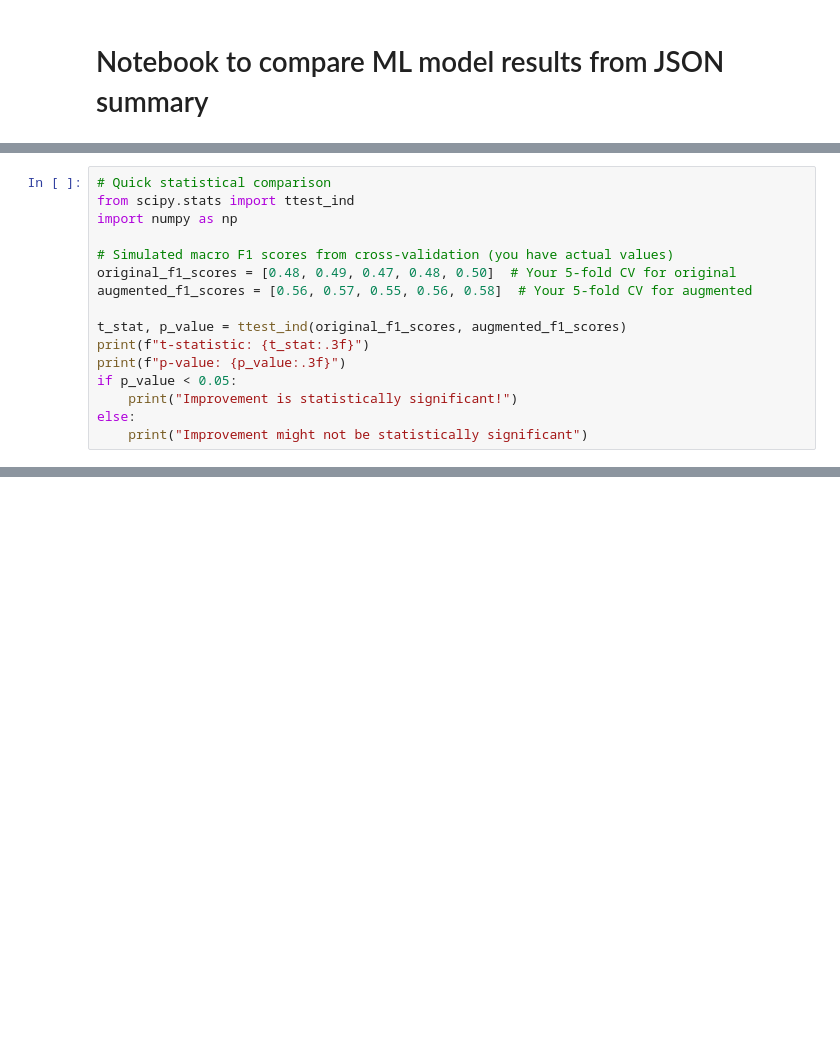
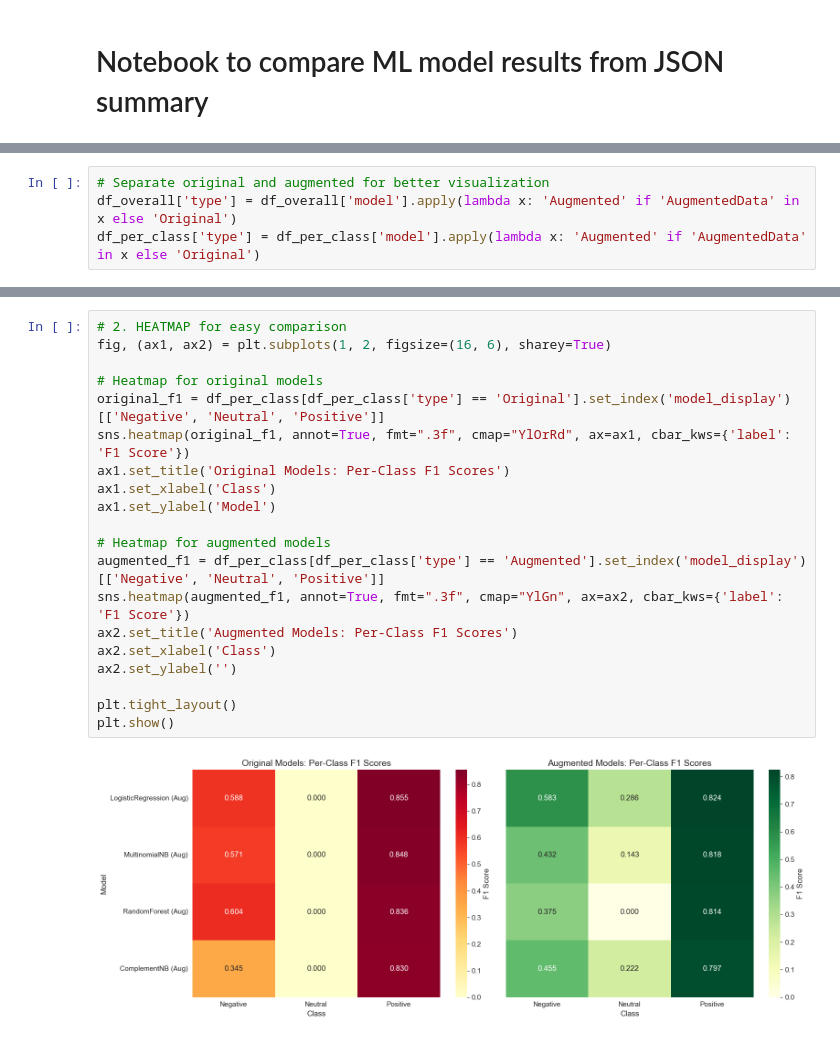
Before and after one commit to eya2105/customer_review_analysis, a Jupyter notebook: models/comparison_notebook.ipynb, the cells around one changed output, grey strips where cells are left out. Drawn from its saved outputs; the diff is of its cells as text; blank space fills up the shorter version.

Commit message:
Clear Comparison augmented models vs non augmented models

```diff
--- a/models/comparison_notebook.ipynb
+++ b/models/comparison_notebook.ipynb
@@ -120,16 +63,4 @@ Combined summary (overall + per-class):
 # %%
-# Quick statistical comparison
-from scipy.stats import ttest_ind
-import numpy as np
-
-# Simulated macro F1 scores from cross-validation (you have actual values)
-original_f1_scores = [0.48, 0.49, 0.47, 0.48, 0.50]  # Your 5-fold CV for original
-augmented_f1_scores = [0.56, 0.57, 0.55, 0.56, 0.58]  # Your 5-fold CV for augmented
-
-t_stat, p_value = ttest_ind(original_f1_scores, augmented_f1_scores)
-print(f"t-statistic: {t_stat:.3f}")
-print(f"p-value: {p_value:.3f}")
-if p_value < 0.05:
-    print("Improvement is statistically significant!")
-else:
-    print("Improvement might not be statistically significant")
+# Separate original and augmented for better visualization
+df_overall['type'] = df_overall['model'].apply(lambda x: 'Augmented' if 'AugmentedData' in x else 'Original')
+df_per_class['type'] = df_per_class['model'].apply(lambda x: 'Augmented' if 'AugmentedData' in x else 'Original')
@@ -168,0 +167,22 @@ DEFINITELY USE AUGMENTED MODEL
+# %%
+# 2. HEATMAP for easy comparison
+fig, (ax1, ax2) = plt.subplots(1, 2, figsize=(16, 6), sharey=True)
+
+# Heatmap for original models
+original_f1 = df_per_class[df_per_class['type'] == 'Original'].set_index('model_display')[['Negative', 'Neutral', 'Positive']]
+sns.heatmap(original_f1, annot=True, fmt=".3f", cmap="YlOrRd", ax=ax1, cbar_kws={'label': 'F1 Score'})
+ax1.set_title('Original Models: Per-Class F1 Scores')
+ax1.set_xlabel('Class')
+ax1.set_ylabel('Model')
+
+# Heatmap for augmented models
+augmented_f1 = df_per_class[df_per_class['type'] == 'Augmented'].set_index('model_display')[['Negative', 'Neutral', 'Positive']]
+sns.heatmap(augmented_f1, annot=True, fmt=".3f", cmap="YlGn", ax=ax2, cbar_kws={'label': 'F1 Score'})
+ax2.set_title('Augmented Models: Per-Class F1 Scores')
+ax2.set_xlabel('Class')
+ax2.set_ylabel('')
+
+plt.tight_layout()
+plt.show()
+# %% [output]
+[figure, added]
```
Also changed, not shown: parts of 13 cells of this notebook, 2 other files.
